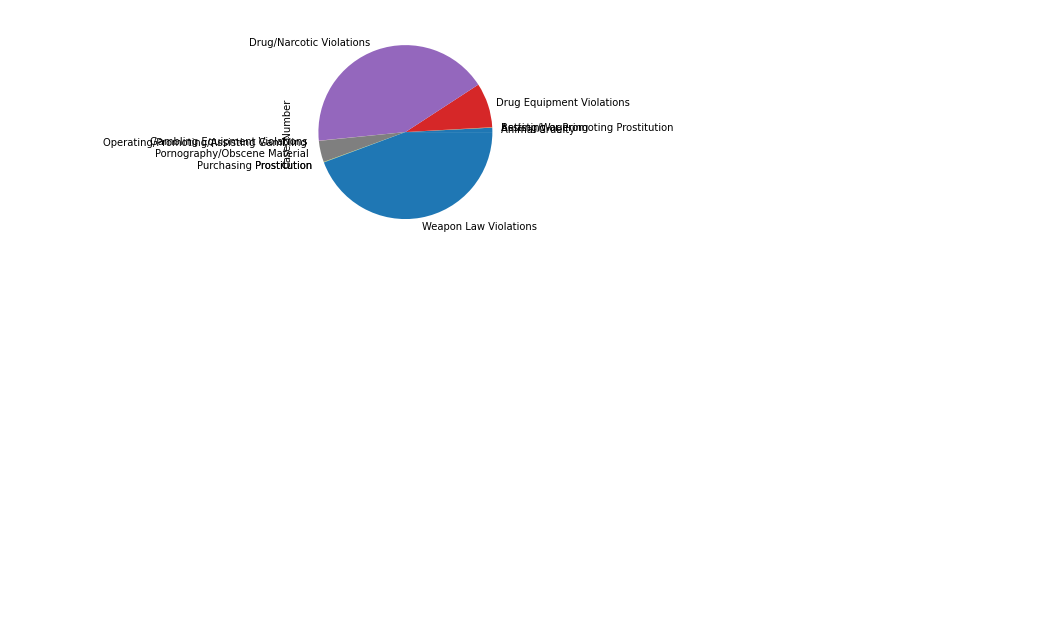
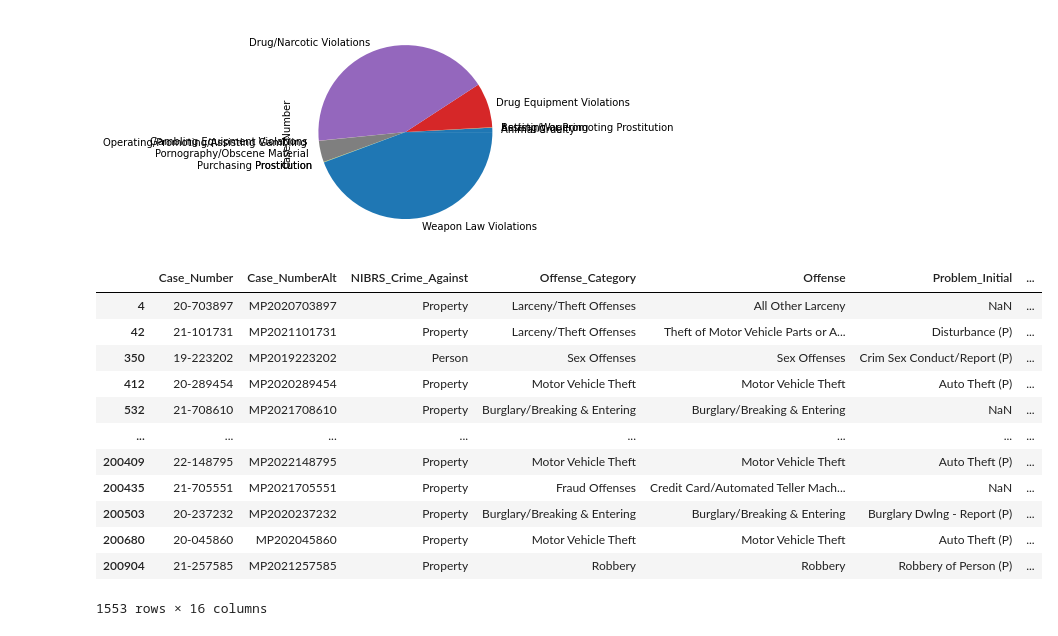
Before and after one commit to chrisolwell/MPLSCrime, a Jupyter notebook: mplsCrime.ipynb, the cells around one changed output. Cells and saved outputs as stored; diff of their text form; code cells hidden in the pictures; blank space fills up the shorter version.

```diff
--- a/mplsCrime.ipynb
+++ b/mplsCrime.ipynb
@@ -343,7 +341,7 @@ mpls_clean_df.head()
 | 5 | Crime Offenses (NIBRS) | 22-711824 | MP2022711824 | Property | Group A | 23H | Larceny/Theft Offenses | ... |
 5 rows × 24 columns
 # %%
-new_mpls_clean_df= mpls_clean_df.drop(["NIBRS_Group", "NIBRS_Code", "Type"], axis=1)
+new_mpls_clean_df= mpls_clean_df.drop(["NIBRS_Group", "NIBRS_Code", "Type", "Ward", "wgsXAnon", "wgsYAnon", "Crime_Count", "OBJECTID"], axis=1)
 new_mpls_clean_df.head()
 # %% [output]
 |  | Case_Number | Case_NumberAlt | NIBRS_Crime_Against | Offense_Category | Offense | Problem_Initial | ... |
@@ -513,0 +511,18 @@ plt.show()
+# %%
+#Refactor code from above to create new dfs for crimes against column values
+standish_df = new_mpls_clean_df.loc[new_mpls_clean_df['Neighborhood']== "Standish"]
+standish_df
+# %% [output]
+|  | Case_Number | Case_NumberAlt | NIBRS_Crime_Against | Offense_Category | Offense | Problem_Initial | ... |
+| 4 | 20-703897 | MP2020703897 | Property | Larceny/Theft Offenses | All Other Larceny | NaN | ... |
+| 42 | 21-101731 | MP2021101731 | Property | Larceny/Theft Offenses | Theft of Motor Vehicle Parts or A... | Disturbance (P) | ... |
+| 350 | 19-223202 | MP2019223202 | Person | Sex Offenses | Sex Offenses | Crim Sex Conduct/Report (P) | ... |
+| 412 | 20-289454 | MP2020289454 | Property | Motor Vehicle Theft | Motor Vehicle Theft | Auto Theft (P) | ... |
+| 532 | 21-708610 | MP2021708610 | Property | Burglary/Breaking & Entering | Burglary/Breaking & Entering | NaN | ... |
+| ... | ... | ... | ... | ... | ... | ... | ... |
+| 200409 | 22-148795 | MP2022148795 | Property | Motor Vehicle Theft | Motor Vehicle Theft | Auto Theft (P) | ... |
+| 200435 | 21-705551 | MP2021705551 | Property | Fraud Offenses | Credit Card/Automated Teller Mach... | NaN | ... |
+| 200503 | 20-237232 | MP2020237232 | Property | Burglary/Breaking & Entering | Burglary/Breaking & Entering | Burglary Dwlng - Report (P) | ... |
+| 200680 | 20-045860 | MP202045860 | Property | Motor Vehicle Theft | Motor Vehicle Theft | Auto Theft (P) | ... |
+| 200904 | 21-257585 | MP2021257585 | Property | Robbery | Robbery | Robbery of Person (P) | ... |
+1553 rows × 16 columns
```
Also changed, not shown: parts of 12 cells of this notebook, 2 other files.
